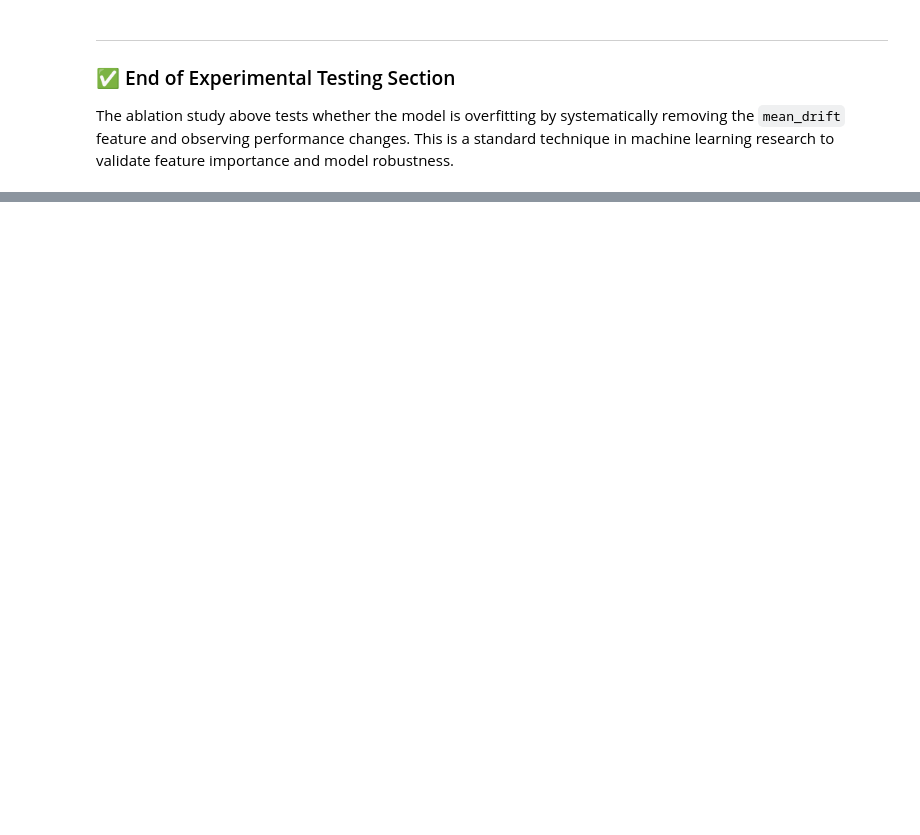
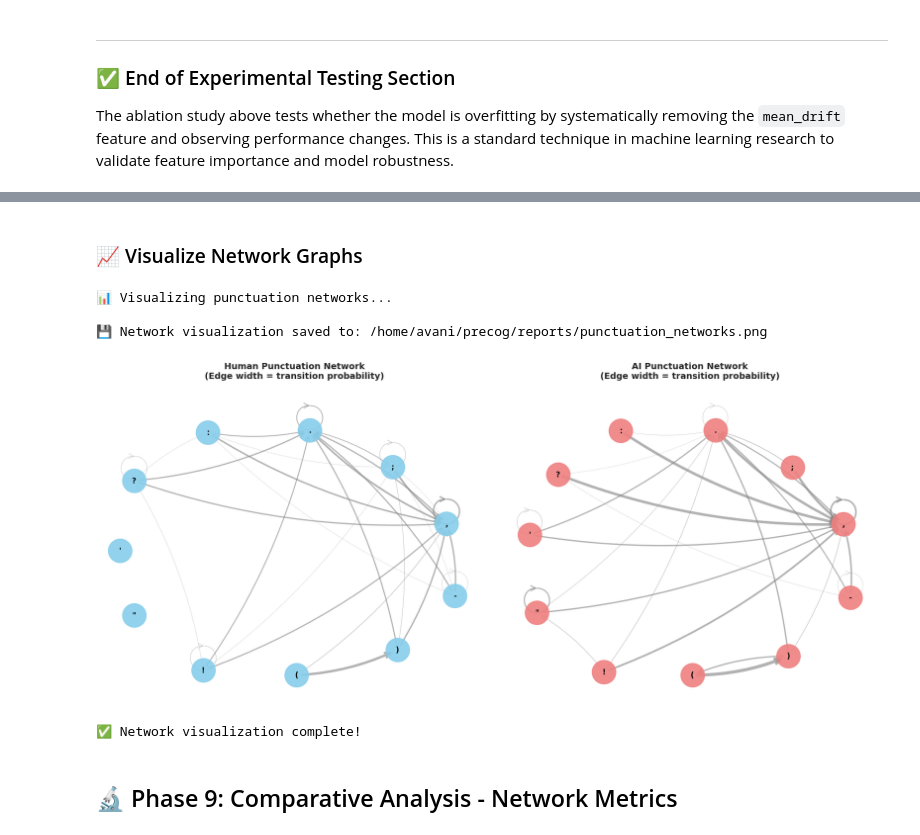
Before and after one commit to avanisood/precog-2026-nlp, a Jupyter notebook: actual_notebook/Task1_The_Fingerprint_EDA_COMPLETE.ipynb, the cells around one changed output, grey strips where cells are left out. Saved outputs shown, nothing was run; the diff lists cells and outputs as text; code cells hidden in the pictures; blank space fills up the shorter version.

```diff
--- a/actual_notebook/Task1_The_Fingerprint_EDA_COMPLETE.ipynb
+++ b/actual_notebook/Task1_The_Fingerprint_EDA_COMPLETE.ipynb
@@ -1756,0 +2043,61 @@ The ablation study above tests whether the model is overfitting by systematicall
+# %% [markdown]
+### 📈 Visualize Network Graphs
+# %%
+print("\n📊 Visualizing punctuation networks...")
+
+fig, (ax1, ax2) = plt.subplots(1, 2, figsize=(18, 8))
+
+# Human graph
+pos_human = nx.spring_layout(human_graph, k=2, iterations=50, seed=42)
+edges_human = human_graph.edges()
+weights_human = [human_graph[u][v]['weight'] * 5 for u, v in edges_human]
+
+nx.draw_networkx_nodes(human_graph, pos_human, node_color='skyblue',
+                       node_size=1500, alpha=0.9, ax=ax1)
+nx.draw_networkx_labels(human_graph, pos_human, font_size=12,
+                        font_weight='bold', ax=ax1)
+nx.draw_networkx_edges(human_graph, pos_human, edge_color='gray',
+                       width=weights_human, alpha=0.6,
+                       arrowsize=20, arrowstyle='->', ax=ax1,
+                       connectionstyle='arc3,rad=0.1')
+
+ax1.set_title('Human Punctuation Network\n(Edge width = transition probability)',
+              fontsize=14, fontweight='bold', pad=20)
+ax1.axis('off')
+
+# AI graph
+pos_ai = nx.spring_layout(ai_graph, k=2, iterations=50, seed=42)
+edges_ai = ai_graph.edges()
+weights_ai = [ai_graph[u][v]['weight'] * 5 for u, v in edges_ai]
+
+nx.draw_networkx_nodes(ai_graph, pos_ai, node_color='lightcoral',
+                       node_size=1500, alpha=0.9, ax=ax2)
+nx.draw_networkx_labels(ai_graph, pos_ai, font_size=12,
+                        font_weight='bold', ax=ax2)
+nx.draw_networkx_edges(ai_graph, pos_ai, edge_color='gray',
+                       width=weights_ai, alpha=0.6,
+                       arrowsize=20, arrowstyle='->', ax=ax2,
+                       connectionstyle='arc3,rad=0.1')
+
+ax2.set_title('AI Punctuation Network\n(Edge width = transition probability)',
+              fontsize=14, fontweight='bold', pad=20)
+ax2.axis('off')
+
+plt.tight_layout()
+
+# Save figure
+output_path = "/home/avani/precog/reports/punctuation_networks.png"
+plt.savefig(output_path, dpi=300, bbox_inches='tight', facecolor='white')
+print(f"\n💾 Network visualization saved to: {output_path}")
+
+plt.show()
+
+print("\n✅ Network visualization complete!")
+# %% [output]
+📊 Visualizing punctuation networks...
+
+💾 Network visualization saved to: /home/avani/precog/reports/punctuation_networks.png
+[figure, added]
+✅ Network visualization complete!
+# %% [markdown]
+## 🔬 Phase 9: Comparative Analysis - Network Metrics
```
Also changed, not shown: parts of 36 cells of this notebook, 3 other files.
